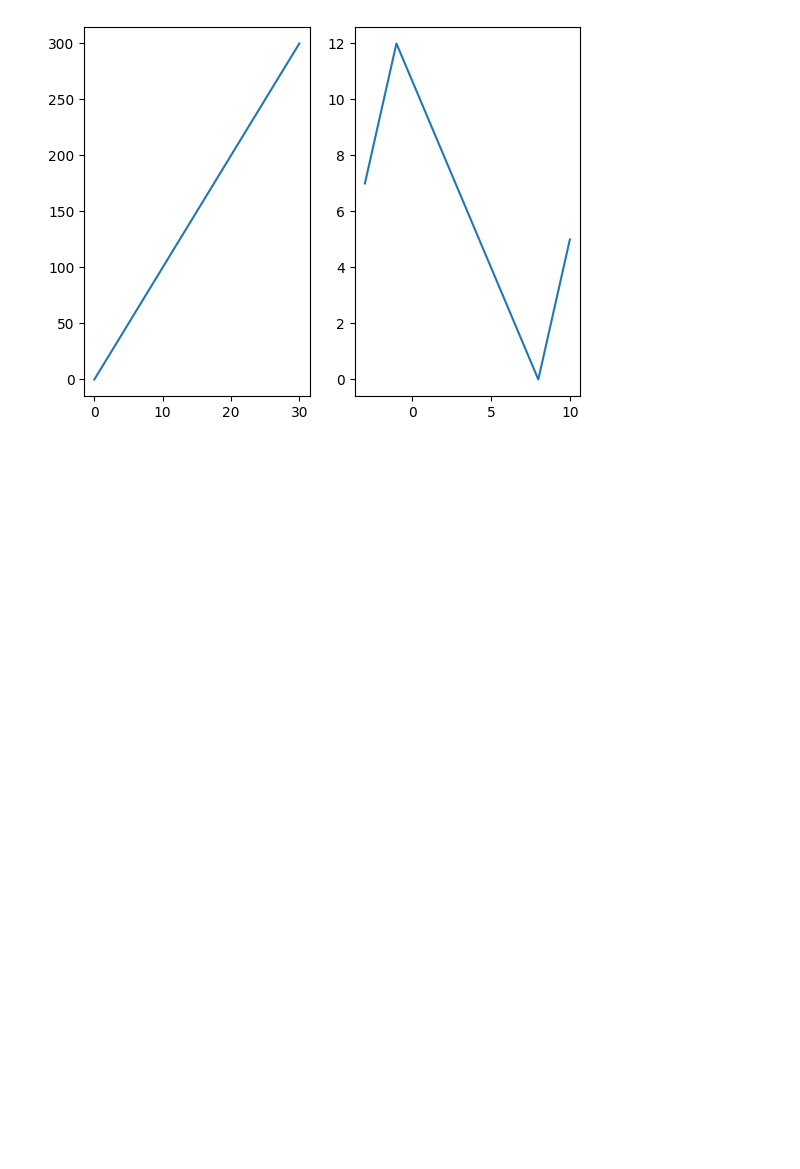
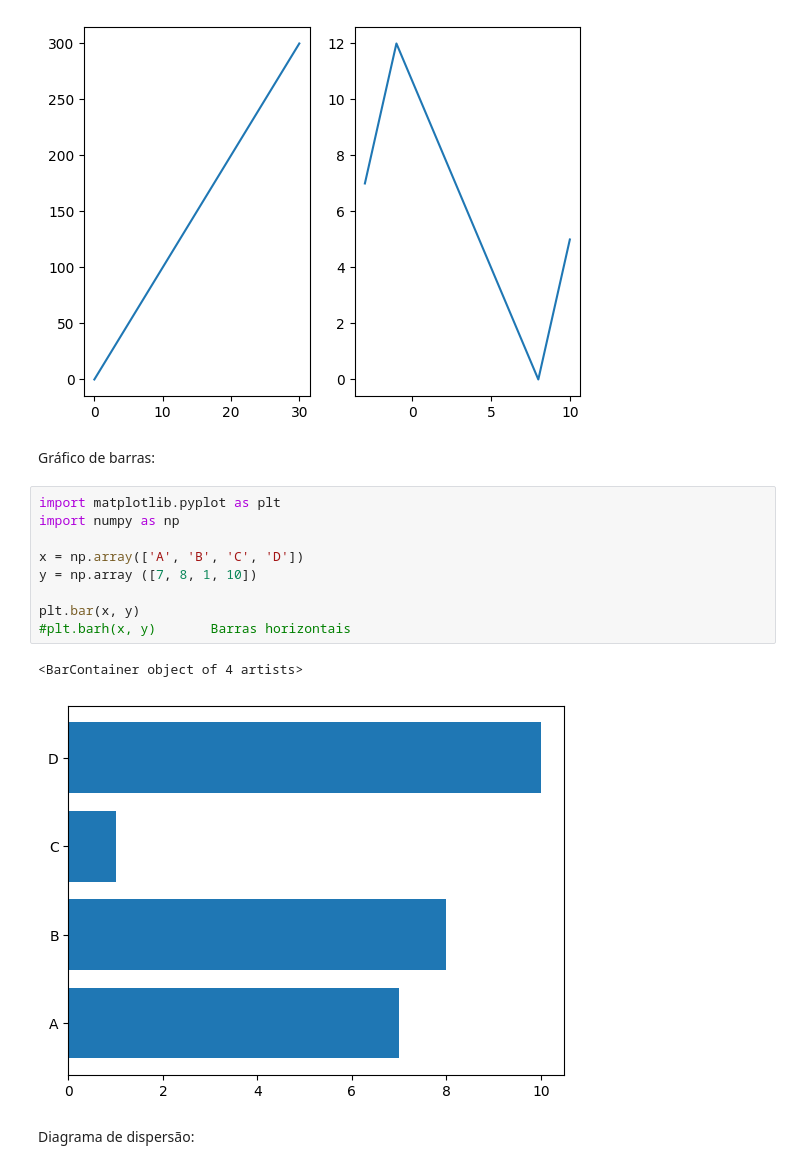
Before and after one commit to martanascimento1/datascience1, a Jupyter notebook: visualization.ipynb, the cells around one changed output. Cells and saved outputs as stored; diff of their text form; blank space fills up the shorter version.

Commit message:
tipos de gráficos.

```diff
--- a/visualization.ipynb
+++ b/visualization.ipynb
@@ -42,3 +42,19 @@ plt.plot(x2, y2)
 # %% [output]
 [<matplotlib.lines.Line2D at 0x...>]
 [figure]
+# %% [markdown]
+Gráfico de barras:
+# %%
+import matplotlib.pyplot as plt
+import numpy as np
+
+x = np.array(['A', 'B', 'C', 'D'])
+y = np.array ([7, 8, 1, 10])
+
+plt.bar(x, y)
+#plt.barh(x, y)       Barras horizontais
+# %% [output]
+<BarContainer object of 4 artists>
+[figure, added]
+# %% [markdown]
+Diagrama de dispersão:
```
